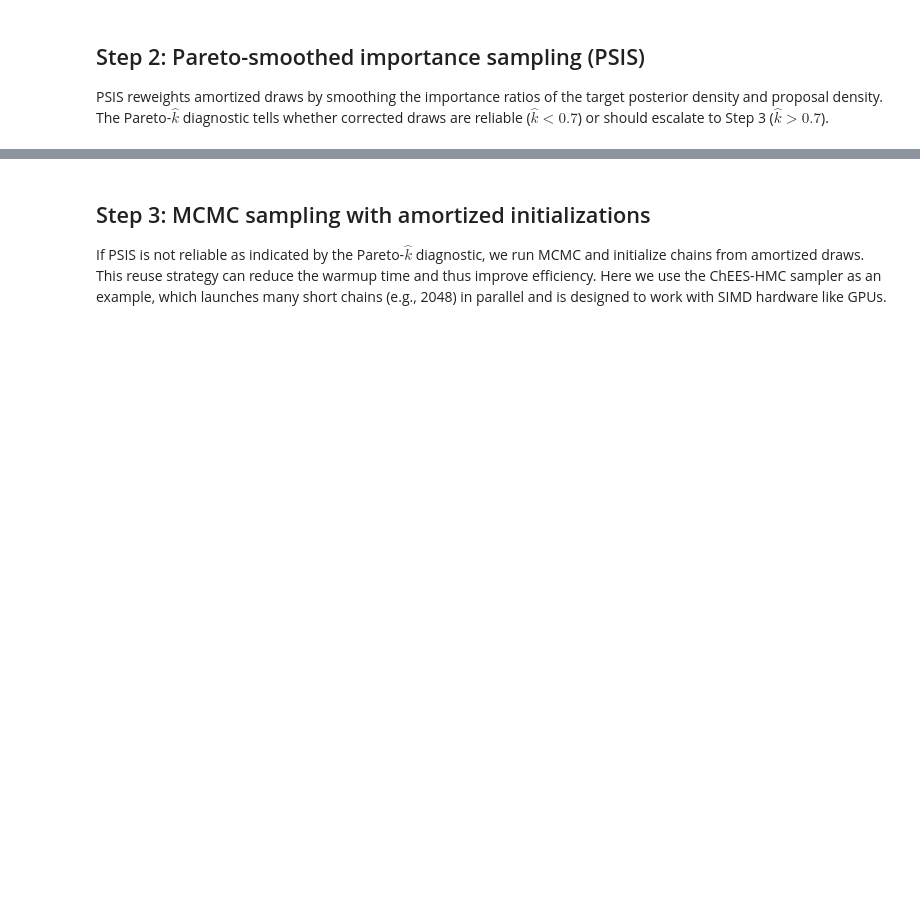
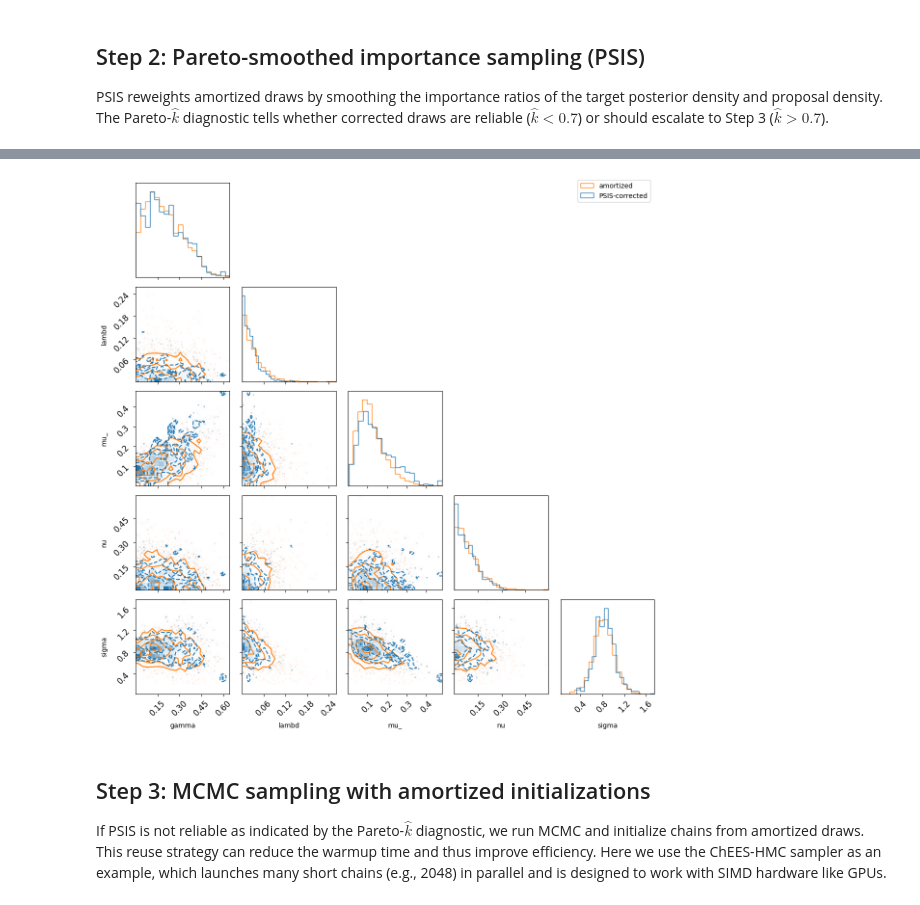
Before and after one commit to pipme/amortized-Bayesian-workflow, a Jupyter notebook: examples/workflow_step_by_step.ipynb, the cells around one changed output, grey strips where cells are left out. Cells and saved outputs as stored; diff of their text form; code cells hidden in the pictures; blank space fills up the shorter version.

```diff
--- a/examples/workflow_step_by_step.ipynb
+++ b/examples/workflow_step_by_step.ipynb
@@ -319,3 +373,21 @@ _ = corner_plot(
+# %%
+from amortized_bayesian_workflow.utils import corner_plot
+
+posterior_draws_psis = resample_with_weights(
+    samples=posterior_draws_amortized,
+    weights=psis.smoothed_normalized_weights,
+    num_draws=len(posterior_draws_amortized),
+    replace=True,
+)
+_ = corner_plot(
+    posterior_draws_amortized,
+    posterior_draws_psis,
+    labels=["amortized", "PSIS-corrected"],
+    var_names=task.var_names,
+    transform=task.transform_to_constrained_space,
+)
+# %% [output]
+[figure, added]
 # %% [markdown]
 ## Step 3: MCMC sampling with amortized initializations
 
```
Also changed, not shown: parts of 19 cells of this notebook.
